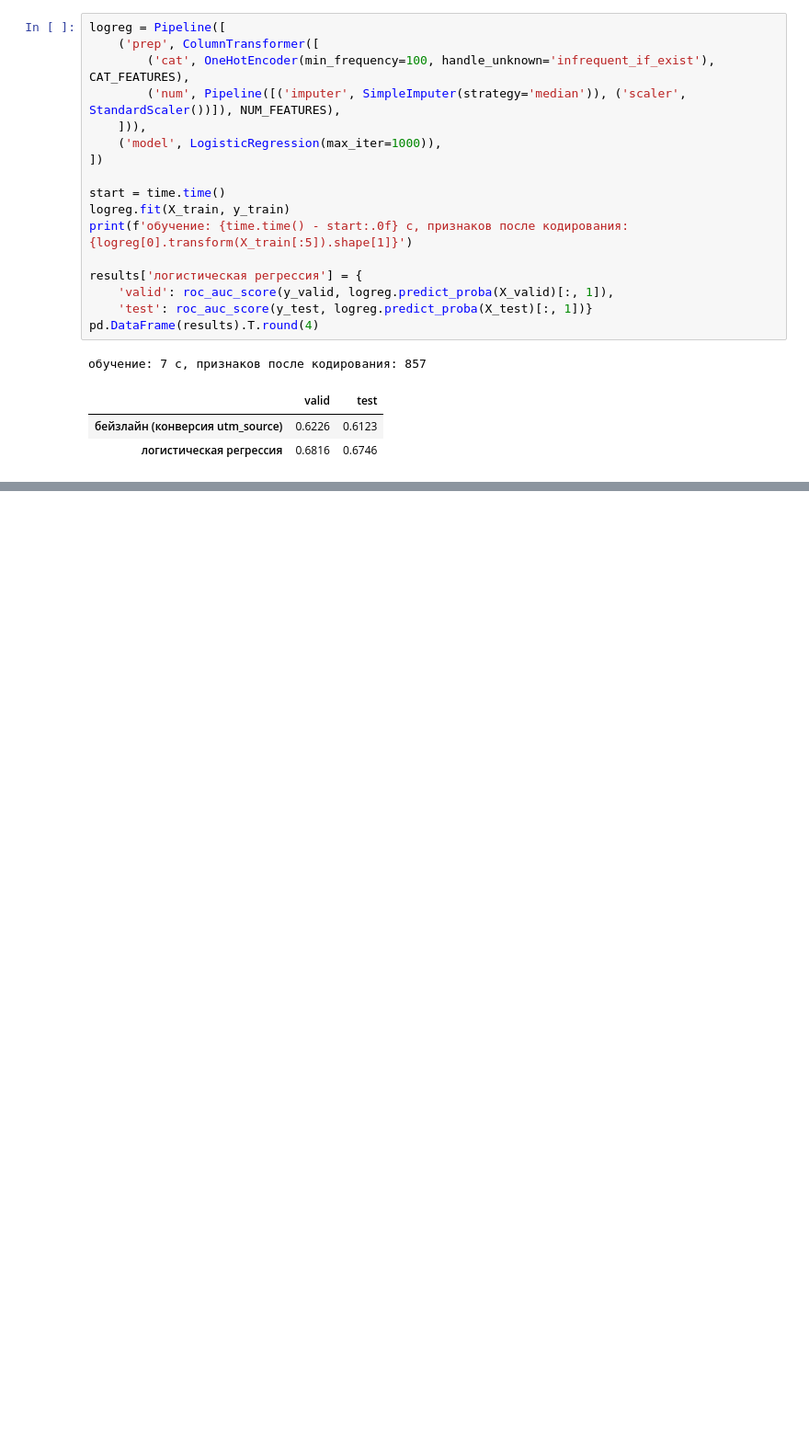
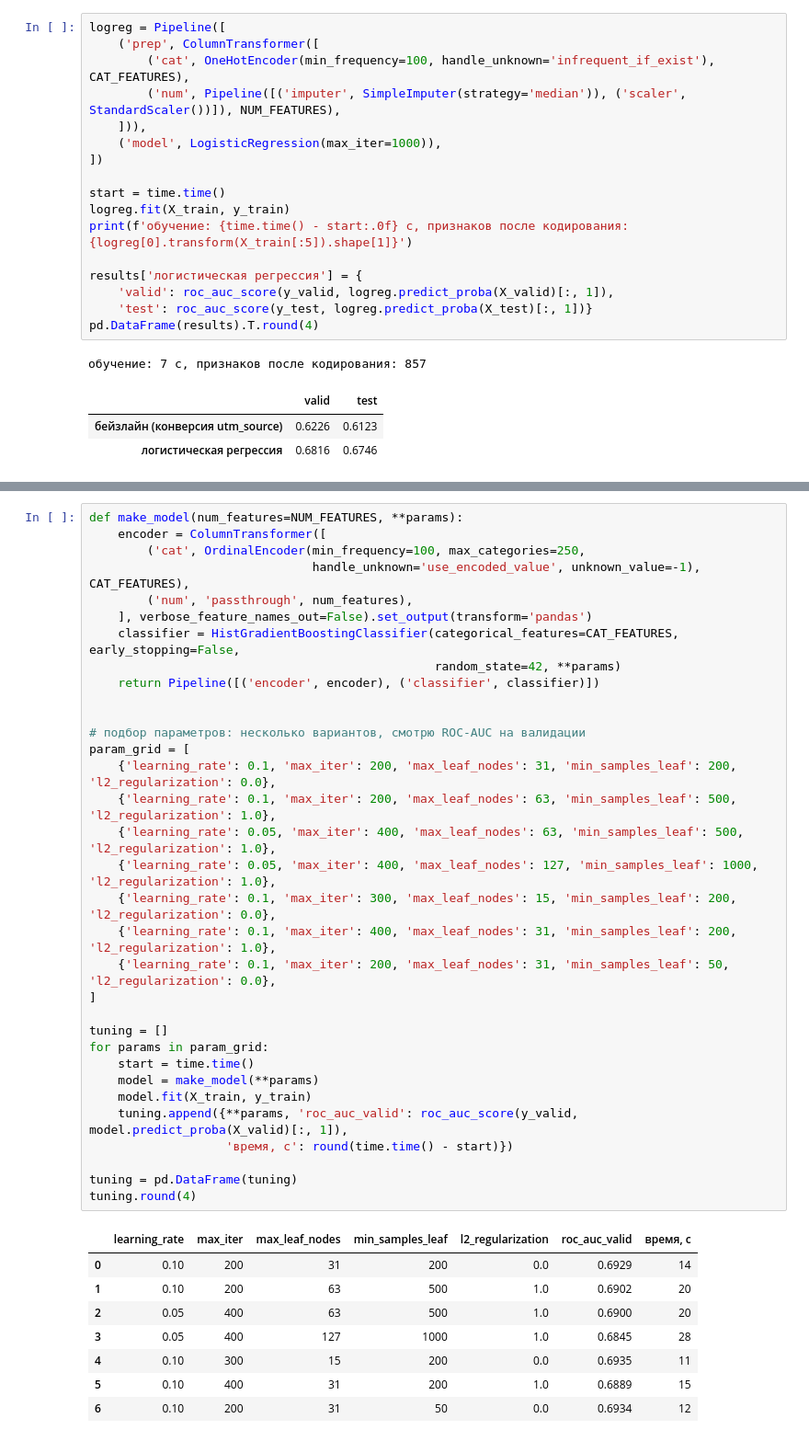
Before and after one commit to Alikonchik-Kaedahara/sber_auto_subscription, a Jupyter notebook: 02_model.ipynb, the cells around one changed output, grey strips where cells are left out. Shown at 92% size. Drawn from its saved outputs; the diff is of its cells as text; blank space fills up the shorter version.

Commit message:
boosting, parameter search

```diff
--- a/02_model.ipynb
+++ b/02_model.ipynb
@@ -238,0 +245,42 @@ pd.DataFrame(results).T.round(4)
+# %%
+def make_model(num_features=NUM_FEATURES, **params):
+    encoder = ColumnTransformer([
+        ('cat', OrdinalEncoder(min_frequency=100, max_categories=250,
+                               handle_unknown='use_encoded_value', unknown_value=-1), CAT_FEATURES),
+        ('num', 'passthrough', num_features),
+    ], verbose_feature_names_out=False).set_output(transform='pandas')
+    classifier = HistGradientBoostingClassifier(categorical_features=CAT_FEATURES, early_stopping=False,
+                                                random_state=42, **params)
+    return Pipeline([('encoder', encoder), ('classifier', classifier)])
+
+
+# подбор параметров: несколько вариантов, смотрю ROC-AUC на валидации
+param_grid = [
+    {'learning_rate': 0.1, 'max_iter': 200, 'max_leaf_nodes': 31, 'min_samples_leaf': 200, 'l2_regularization': 0.0},
+    {'learning_rate': 0.1, 'max_iter': 200, 'max_leaf_nodes': 63, 'min_samples_leaf': 500, 'l2_regularization': 1.0},
+    {'learning_rate': 0.05, 'max_iter': 400, 'max_leaf_nodes': 63, 'min_samples_leaf': 500, 'l2_regularization': 1.0},
+    {'learning_rate': 0.05, 'max_iter': 400, 'max_leaf_nodes': 127, 'min_samples_leaf': 1000, 'l2_regularization': 1.0},
+    {'learning_rate': 0.1, 'max_iter': 300, 'max_leaf_nodes': 15, 'min_samples_leaf': 200, 'l2_regularization': 0.0},
+    {'learning_rate': 0.1, 'max_iter': 400, 'max_leaf_nodes': 31, 'min_samples_leaf': 200, 'l2_regularization': 1.0},
+    {'learning_rate': 0.1, 'max_iter': 200, 'max_leaf_nodes': 31, 'min_samples_leaf': 50, 'l2_regularization': 0.0},
+]
+
+tuning = []
+for params in param_grid:
+    start = time.time()
+    model = make_model(**params)
+    model.fit(X_train, y_train)
+    tuning.append({**params, 'roc_auc_valid': roc_auc_score(y_valid, model.predict_proba(X_valid)[:, 1]),
+                   'время, с': round(time.time() - start)})
+
+tuning = pd.DataFrame(tuning)
+tuning.round(4)
+# %% [output]
+|  | learning_rate | max_iter | max_leaf_nodes | min_samples_leaf | l2_regularization | roc_auc_valid | время, с |
+| 0 | 0.10 | 200 | 31 | 200 | 0.0 | 0.6929 | 14 |
+| 1 | 0.10 | 200 | 63 | 500 | 1.0 | 0.6902 | 20 |
+| 2 | 0.05 | 400 | 63 | 500 | 1.0 | 0.6900 | 20 |
+| 3 | 0.05 | 400 | 127 | 1000 | 1.0 | 0.6845 | 28 |
+| 4 | 0.10 | 300 | 15 | 200 | 0.0 | 0.6935 | 11 |
+| 5 | 0.10 | 400 | 31 | 200 | 1.0 | 0.6889 | 15 |
+| 6 | 0.10 | 200 | 31 | 50 | 0.0 | 0.6934 | 12 |
```
Also changed, not shown: parts of 6 cells of this notebook.
